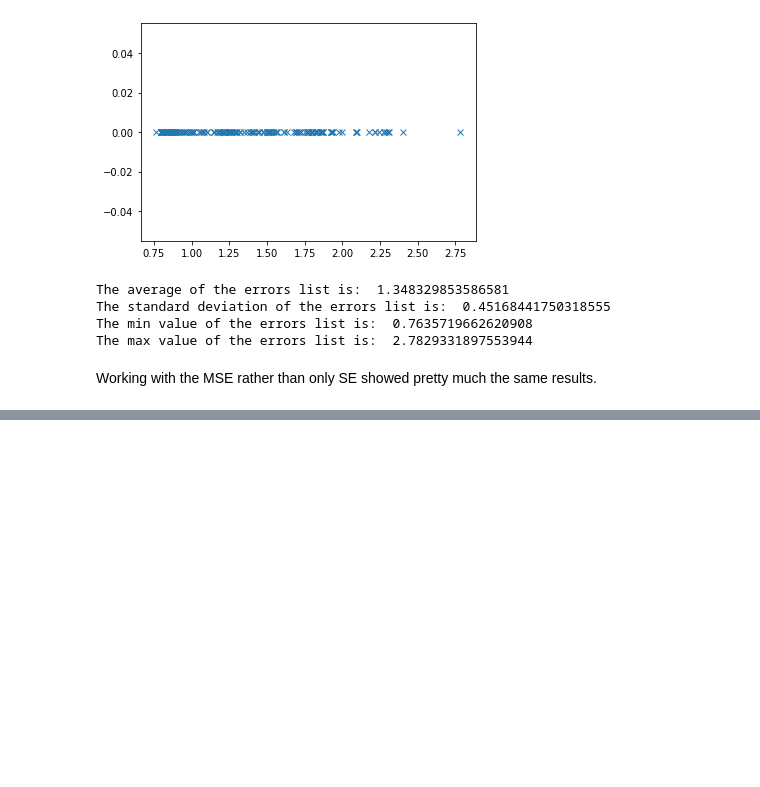
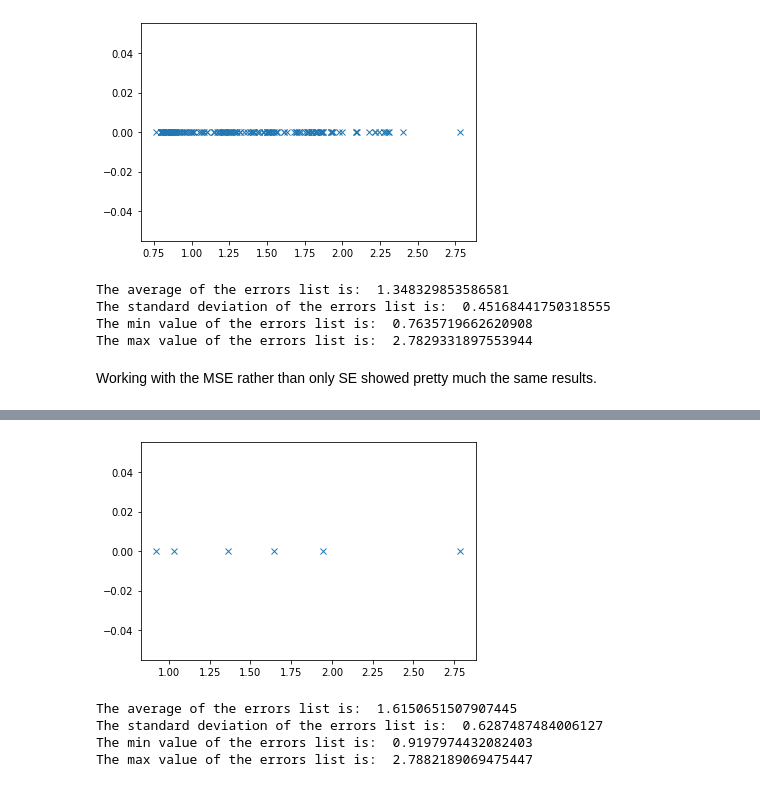
Before and after one commit to AlexCC93/BottlesAnomalies_TFM, a Jupyter notebook: TFM_Autoencoder/pytorch_approach2/Pt_hl_DS1.ipynb, the cells around one changed output, grey strips where cells are left out. Saved outputs shown, nothing was run; the diff lists cells and outputs as text; code cells hidden in the pictures; blank space fills up the shorter version.

```diff
--- a/TFM_Autoencoder/pytorch_approach2/Pt_hl_DS1.ipynb
+++ b/TFM_Autoencoder/pytorch_approach2/Pt_hl_DS1.ipynb
@@ -536,0 +605,25 @@ Working with the MSE rather than only SE showed pretty much the same results.
+# %%
+errors_list_anomalies = []
+for i in range(len(result_lst)):
+    errors_list_anomalies.append(result_lst[i][1])
+
+val = 0. # this is the value where you want the data to appear on the y-axis.
+plt.plot(errors_list_anomalies, np.zeros_like(errors_list_anomalies) + val, 'x')
+plt.show()
+# %% [output]
+[figure, added]
+# %%
+average_recon_error = np.mean(np.array(errors_list_anomalies))
+stdev_recon_error = np.std(np.array(errors_list_anomalies))
+min_prob = np.min(errors_list_anomalies)
+max_prob = np.max(errors_list_anomalies)
+
+print("The average of the errors list is: ", average_recon_error)
+print("The standard deviation of the errors list is: ", stdev_recon_error)
+print("The min value of the errors list is: ", min_prob)
+print("The max value of the errors list is: ", max_prob)
+# %% [output]
+The average of the errors list is:  1.6150651507907445
+The standard deviation of the errors list is:  0.6287487484006127
+The min value of the errors list is:  0.9197974432082403
+The max value of the errors list is:  2.7882189069475447
```
Also changed, not shown: parts of 50 cells of this notebook, 3 other files.
